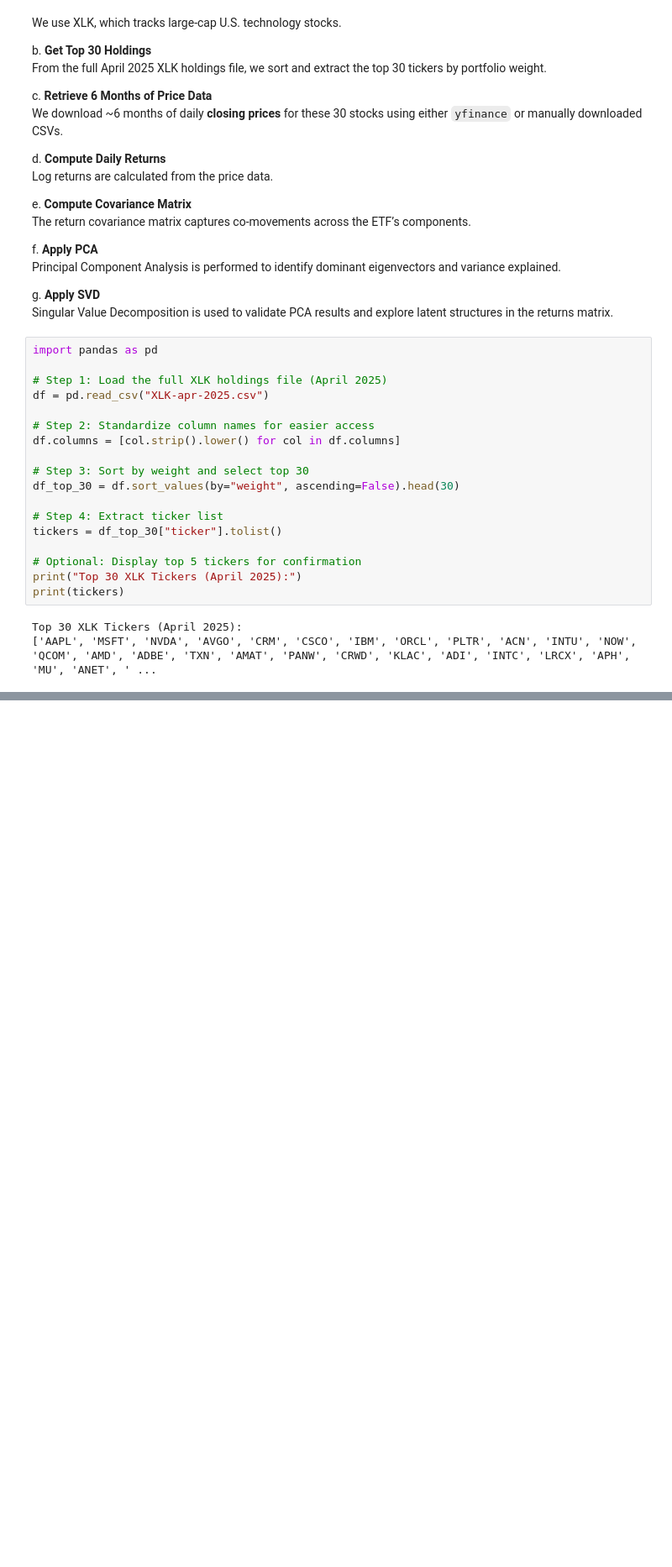
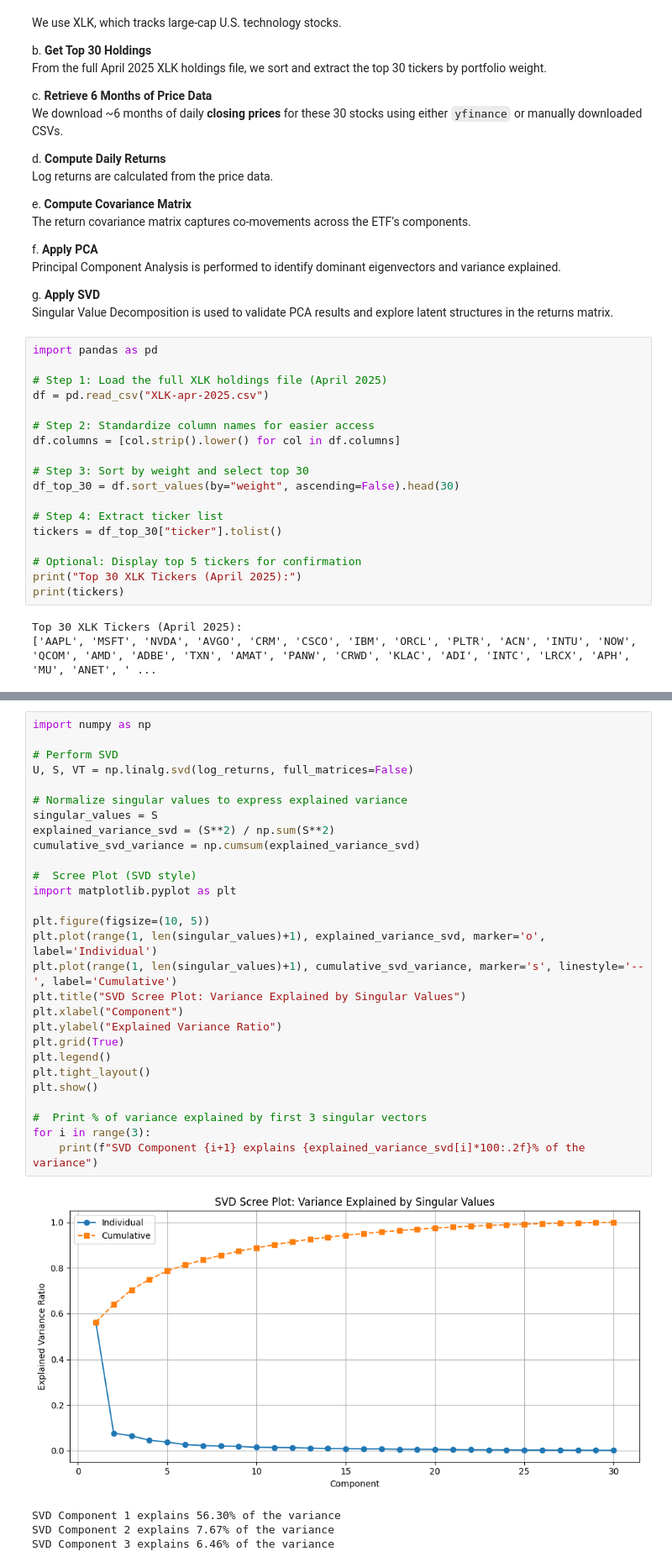
Before and after one commit to godlesscherry/gw-1-mscfe-wqu, a Jupyter notebook: 8952_FD GWP 1 M5.ipynb, the cells around one changed output, grey strips where cells are left out. Shown: that part at 84% size. Drawn from its saved outputs; the diff is of its cells as text; blank space fills up the shorter version.

```diff
--- a/8952_FD GWP 1 M5.ipynb
+++ b/8952_FD GWP 1 M5.ipynb
@@ -495,0 +562,33 @@ Close price matrix shape: (124, 30)
+# %%
+import numpy as np
+
+# Perform SVD
+U, S, VT = np.linalg.svd(log_returns, full_matrices=False)
+
+# Normalize singular values to express explained variance
+singular_values = S
+explained_variance_svd = (S**2) / np.sum(S**2)
+cumulative_svd_variance = np.cumsum(explained_variance_svd)
+
+#  Scree Plot (SVD style)
+import matplotlib.pyplot as plt
+
+plt.figure(figsize=(10, 5))
+plt.plot(range(1, len(singular_values)+1), explained_variance_svd, marker='o', label='Individual')
+plt.plot(range(1, len(singular_values)+1), cumulative_svd_variance, marker='s', linestyle='--', label='Cumulative')
+plt.title("SVD Scree Plot: Variance Explained by Singular Values")
+plt.xlabel("Component")
+plt.ylabel("Explained Variance Ratio")
+plt.grid(True)
+plt.legend()
+plt.tight_layout()
+plt.show()
+
+#  Print % of variance explained by first 3 singular vectors
+for i in range(3):
+    print(f"SVD Component {i+1} explains {explained_variance_svd[i]*100:.2f}% of the variance")
+# %% [output]
+[figure, added]
+SVD Component 1 explains 56.30% of the variance
+SVD Component 2 explains 7.67% of the variance
+SVD Component 3 explains 6.46% of the variance
```
Also changed, not shown: parts of 4 cells of this notebook.
